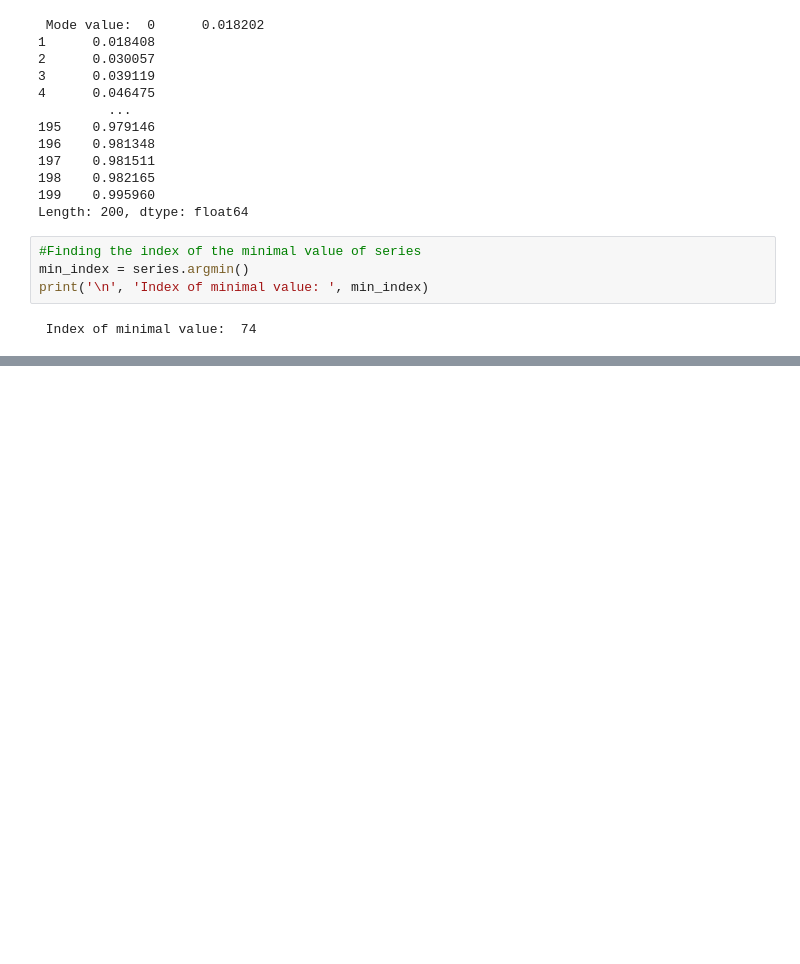
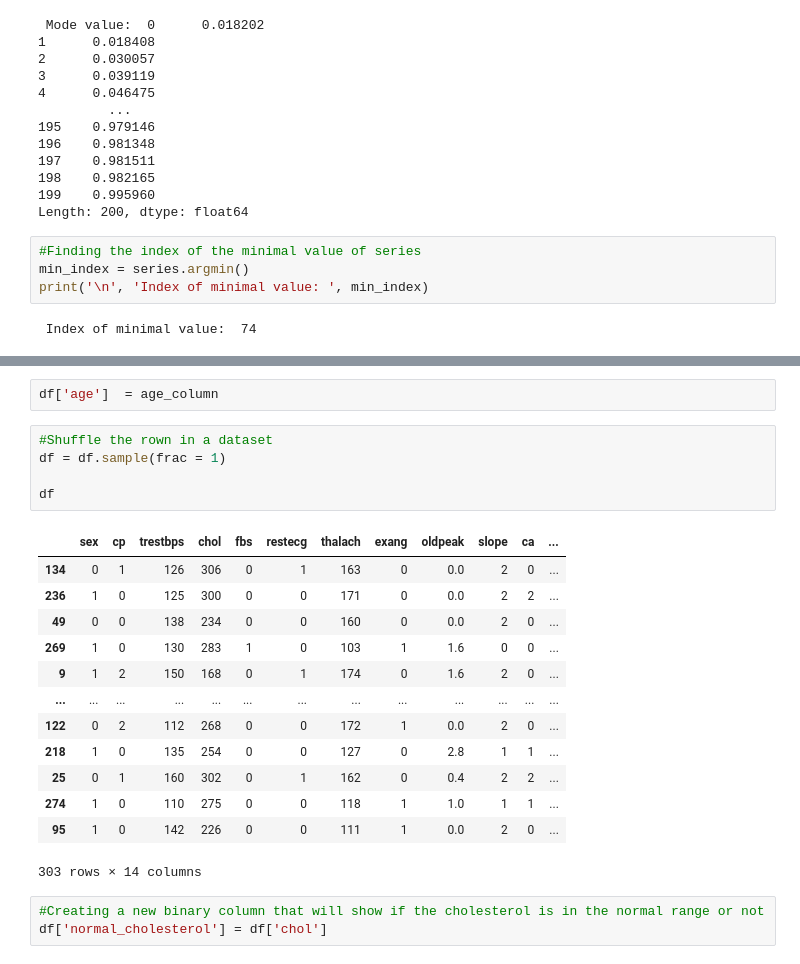
Before and after one commit to pyramixofficial/My-personal-projects, a Jupyter notebook: Sigmoid-mentoration/Pandas.ipynb, the cells around one changed output, grey strips where cells are left out. Cells and saved outputs as stored; diff of their text form; blank space fills up the shorter version.

```diff
--- a/Sigmoid-mentoration/Pandas.ipynb
+++ b/Sigmoid-mentoration/Pandas.ipynb
@@ -80,0 +319,24 @@ NameError: name 'max_index' is not defined
+# %%
+df['age']  = age_column
+# %%
+#Shuffle the rown in a dataset
+df = df.sample(frac = 1)
+
+df
+# %% [output]
+|  | sex | cp | trestbps | chol | fbs | restecg | thalach | exang | oldpeak | slope | ca | ... |
+| 134 | 0 | 1 | 126 | 306 | 0 | 1 | 163 | 0 | 0.0 | 2 | 0 | ... |
+| 236 | 1 | 0 | 125 | 300 | 0 | 0 | 171 | 0 | 0.0 | 2 | 2 | ... |
+| 49 | 0 | 0 | 138 | 234 | 0 | 0 | 160 | 0 | 0.0 | 2 | 0 | ... |
+| 269 | 1 | 0 | 130 | 283 | 1 | 0 | 103 | 1 | 1.6 | 0 | 0 | ... |
+| 9 | 1 | 2 | 150 | 168 | 0 | 1 | 174 | 0 | 1.6 | 2 | 0 | ... |
+| ... | ... | ... | ... | ... | ... | ... | ... | ... | ... | ... | ... | ... |
+| 122 | 0 | 2 | 112 | 268 | 0 | 0 | 172 | 1 | 0.0 | 2 | 0 | ... |
+| 218 | 1 | 0 | 135 | 254 | 0 | 0 | 127 | 0 | 2.8 | 1 | 1 | ... |
+| 25 | 0 | 1 | 160 | 302 | 0 | 1 | 162 | 0 | 0.4 | 2 | 2 | ... |
+| 274 | 1 | 0 | 110 | 275 | 0 | 0 | 118 | 1 | 1.0 | 1 | 1 | ... |
+| 95 | 1 | 0 | 142 | 226 | 0 | 0 | 111 | 1 | 0.0 | 2 | 0 | ... |
+303 rows × 14 columns
+# %%
+#Creating a new binary column that will show if the cholesterol is in the normal range or not
+df['normal_cholesterol'] = df['chol']
```
Also changed, not shown: parts of 19 cells of this notebook, 1 other file.
